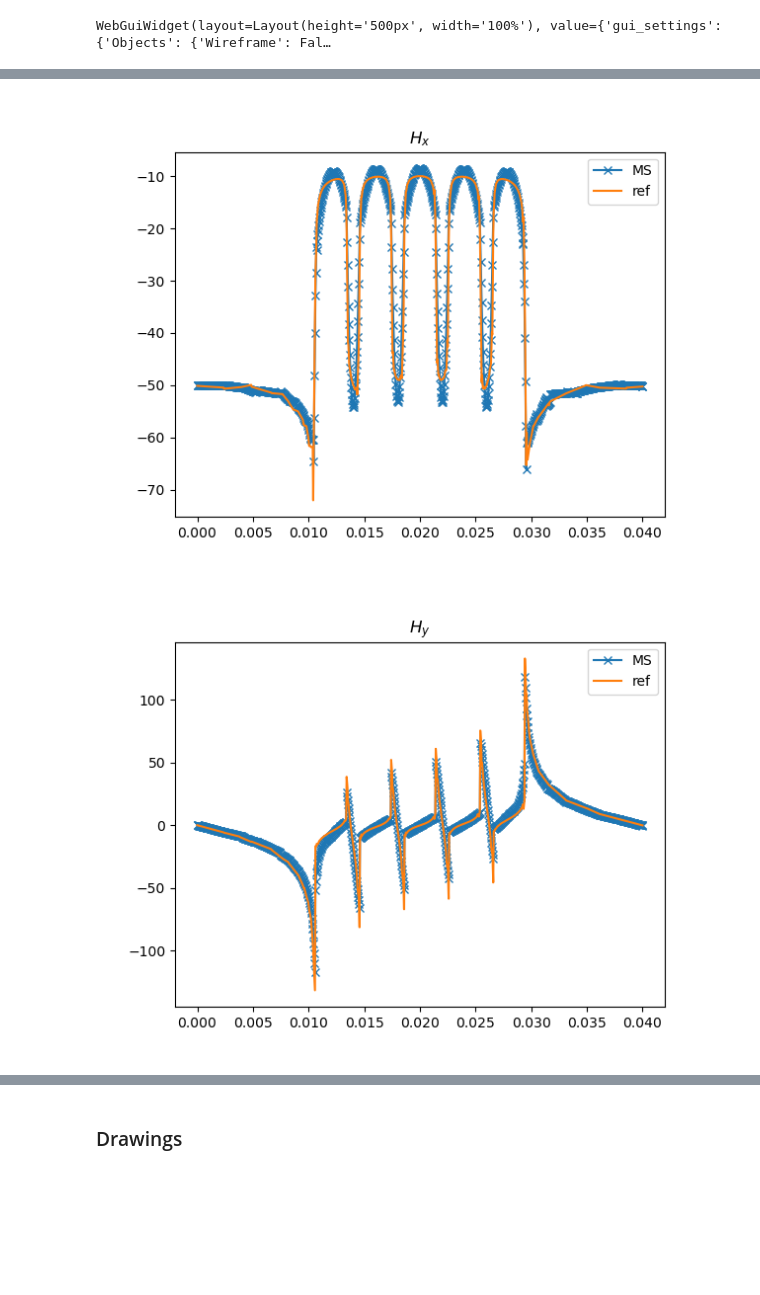
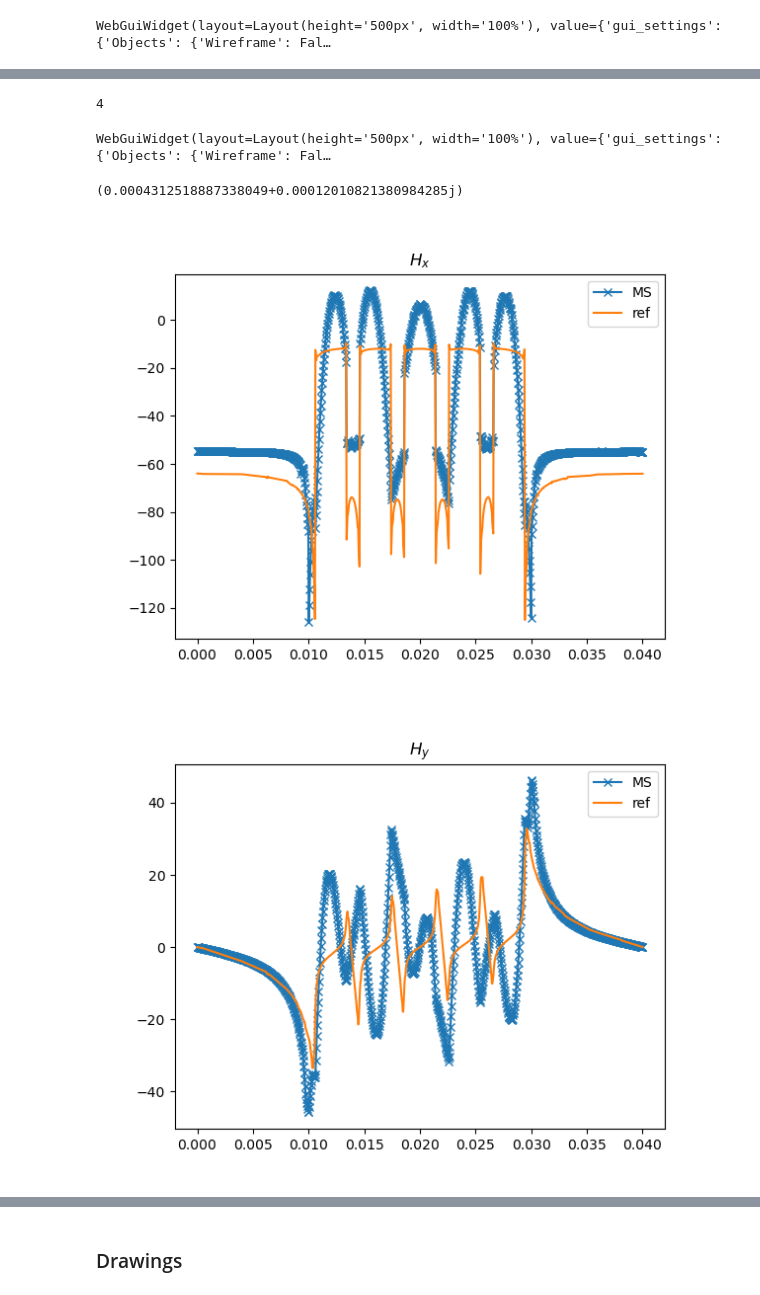
Before and after one commit to vhanser/ngsolveexample, a Jupyter notebook: content/multiscale/multiscale2DAllECP.ipynb, the cells around one changed output, grey strips where cells are left out. Cells and saved outputs as stored; diff of their text form; code cells hidden in the pictures; blank space fills up the shorter version.

```diff
--- a/content/multiscale/multiscale2DAllECP.ipynb
+++ b/content/multiscale/multiscale2DAllECP.ipynb
@@ -18,7 +18,7 @@ import numpy as np
 
 
 rotated = True
-modelHalfAir = False
+modelHalfAir = True
 
 moartaring=False
 
@@ -103,7 +108,7 @@ def calcRef():
 
     a += 1j * omega * mu * (trials[1]-grad(trials[0])) * (tests[1]-grad(tests[0])) * dx
     a += 1/sigmaFe * curl(trials[1]) * curl(tests[1]) * dx("inner")
-    a += 1e-1 * trials[0] * tests[0] * dx("iron.*")
+    a += 1e-1 * trials[0] * tests[0] * dx("inner")
 
 
     prec = Preconditioner(a, "direct")
@@ -115,8 +120,8 @@ def calcRef():
     solvers.BVP(bf = a, lf= f, pre=prec, gf=sol, maxsteps=10)
 
 
-    energy =  Integrate( InnerProduct(mu * grad(Phi), grad(Phi)), meshRef, definedon=meshRef.Materials("inner|insulation"))
-    eddyLosses =  Integrate( InnerProduct(1/sigmaFe * curl(T), curl(T)), meshRef, definedon=meshRef.Materials("inner"))
+    energy =  Integrate( InnerProduct(mu * grad(Phi), grad(Phi)), meshRef, definedon=meshRef.Materials("inner|insulation")).real
+    eddyLosses =  Integrate( InnerProduct(1/sigmaFe * curl(T), curl(T)), meshRef, definedon=meshRef.Materials("inner")).real
 
     return sol, energy, eddyLosses
 
@@ -149,7 +157,8 @@ BaseWebGuiScene
 import cempy as cp
 mg = importlib.reload(mg)
 mesh2DLaminates = mg.mesh2DLaminates
-cMeshMS = mesh2DLaminates(D, d, ff, numSheets, multiscale=True, modelHalfAir=modelHalfAir, onlySmooth=onlySmooth, onlyRough=onlyRough, domainNameHalfAir="multiscale", maxh_edges= (maxh_edges, maxh_edges), rotated=rotated, modelGap=True)
+cMeshMS = mesh2DLaminates(D, d, ff, numSheets, multiscale=True, modelHalfAir=modelHalfAir, onlySmooth=onlySmooth,
+        onlyRough=onlyRough, domainNameHalfAir="multiscale", maxh_edges= (maxh_edges*2, maxh_edges*10), rotated=rotated, modelGap=True)
 # cMeshMS = mesh2DLaminates(D, d, ff, numSheets, multiscale=True, modelHalfAir=modelHalfAir, domainNameHalfAir="smoothFrame", onlySmooth=onlySmooth)
 meshMS = cMeshMS.mesh
 print(meshMS.GetMaterials())
@@ -203,7 +234,7 @@ force_full_Phi = True
 
 
 smoothB_fun_Fe = lambda x: 1e3 * muFe/muAir * (x**2/cl_Phi.dFe * 1 - (cl_Phi.dFe/4 * 1))
-smoothB_fun_0 = lambda x: 1e3*(-(x - (cl_Phi.d0/2+cl_Phi.dFe/2))**2/ cl_Phi.d0 * 1 + cl_Phi.d0/4 * 1)
+smoothB_fun_0 = lambda x: 1e3 * (-(x - (cl_Phi.d0/2+cl_Phi.dFe/2))**2/ cl_Phi.d0 * 1 + cl_Phi.d0/4 * 1)
 
 
 
@@ -241,15 +272,18 @@ def calcMultiscale(useGradients=True, drawPhis=True):
 
 
     orderPhi = [
-            cl_Phi([pyPhiConst(), pyPhiZero()], fes_order=order0, material=domains, dirichlet=roughbnd, useGradients=True, useAbsolutes=False),
-            cl_Phi(1, fes_order=order0, material=domains, dirichlet=roughbnd, useGradients=True, useAbsolutes=True, modelHalfAir=True),
+            cl_Phi([pyPhiConst(), pyPhiZero()], fes_order=1, material=domains, dirichlet=roughbnd, useGradients=True, useAbsolutes=False),
 
-            cl_Phi([smoothBPhi2, smoothBPhi2.getDiff()], fes_order=order0, material=domains, dirichlet=roughbnd, useGradients=True, modelHalfAir=False),
-            cl_Phi(2, fes_order=order0, material=domains, dirichlet=roughbnd, inIron=False, modelHalfAir=False),
+            cl_Phi(1, fes_order=1, material=domains, dirichlet=roughbnd, useGradients=True, useAbsolutes=True, modelHalfAir=True),
+
+            cl_Phi([smoothBPhi2, smoothBPhi2.getDiff()], fes_order=1, material=domains, dirichlet=roughbnd, useGradients=True, modelHalfAir=False),
+            cl_Phi(2, fes_order=1, material=domains, dirichlet=roughbnd, inIron=False, modelHalfAir=False),
         ]
 
     orderT = [
-        cl_Phi(2, fes_order=order0, material="multiscale", dirichlet="ileft|iright", inAir=False, modelHalfAir=False),
+        cl_Phi(1, fes_order=2, material="multiscale", dirichlet=smoothbnd, inAir=False, modelHalfAir=True),
+        # cl_Phi(1, fes_order=0, material="multiscale", dirichlet=smoothbnd, inAir=False, modelHalfAir=False),
+        cl_Phi(2, fes_order=2, material="multiscale", dirichlet=smoothbnd, inAir=False, modelHalfAir=False),
     ]
 
     if not moartaring:
@@ -263,16 +297,16 @@ def calcMultiscale(useGradients=True, drawPhis=True):
     domains_outer = "outer"
     if not moartaring:
         domains_outer += "|" + domains
-    VSpace.append(H1(meshMS, order=order0, dirichlet="left|right", definedon=meshMS.Materials(domains_outer), complex=True))
+    VSpace.append(H1(meshMS, order=order0+1, dirichlet="left|right", definedon=meshMS.Materials(domains_outer), complex=True))
 
     # ui * phi i
     for phi_i in orderPhi:
-        VSpace.append(H1(meshMS, order=phi_i.fes_oder, definedon=meshMS.Materials(phi_i.material), dirichlet=phi_i.dirichlet, complex=True))
+        VSpace.append(H1(meshMS, order=phi_i.fes_oder+1, definedon=meshMS.Materials(phi_i.material), dirichlet=phi_i.dirichlet, complex=True))
 
     for phi_i in orderT:
         VSpace.append(HCurl(meshMS, order=phi_i.fes_oder, definedon=meshMS.Materials(phi_i.material), dirichlet=phi_i.dirichlet, complex=True))
 
-
+    VSpace.append(NumberSpace(meshMS, complex=True))
     VSpace = FESpace(VSpace)
 
 
@@ -294,15 +328,14 @@ def calcMultiscale(useGradients=True, drawPhis=True):
         slice_inner = slice(0, len(gradgradMS.gradu_pack))
 
 
-    a = BilinearForm(VSpace, symmetric=False)
+    a = BilinearForm(VSpace, symmetric=True)
     f = LinearForm(VSpace)
 
     a += 1j * omega * muAir  * grad(gradgradMS.trials[0]) * grad(gradgradMS.tests[0]) * dx("outer")
     a += 1j * omega * gradgradMS.getIntegrand4BFI(gradgradMS.gradu_pack[slice_inner], gradgradMS.gradv_pack[slice_inner], muAir, muAir, force_full_Phi=force_full_Phi) * dx("gap")
     a += 1j * omega * gradgradMS.getIntegrand4BFI(gradgradMS.gradu_pack[slice_inner], gradgradMS.gradv_pack[slice_inner], muFe, muAir, force_full_Phi=force_full_Phi) * dx("multiscale")
 
-    a += curlcurlMS.getIntegrand4BFI(curlcurlMS.curlu, curlcurlMS.curlv, 1/sigmaFe, 0, force_full_Phi=force_full_Phi) * dx("multiscale")
-    # a += gradgradMS.getIntegrand4BFI(gradgradMS.gradu_pack[slice_inner], gradgradMS.gradv_pack[slice_inner], 0, 0, force_full_Phi=force_full_Phi) * dx("multiscale")
+    a += curlcurlMS.getIntegrand4BFI(curlcurlMS.curlu_pack, curlcurlMS.curlv_pack, 1/sigmaFe, 0, force_full_Phi=force_full_Phi) * dx("multiscale")
 
 
 
@@ -348,7 +381,7 @@ def calcMultiscale(useGradients=True, drawPhis=True):
 
 
     # couple fluxes
-    if True:
+    if False:
         # [dn u] [ dn v]
 
         alpha = 2000
@@ -373,7 +406,7 @@ def calcMultiscale(useGradients=True, drawPhis=True):
     solvers.BVP(bf = a, lf= f, pre=prec, gf=sol, maxsteps=30, tol = 1e-20)
 
 
-    H_MS = -sum(gradgradMS.gradsol_comp) + sum(curlcurlMS.sol_comp)
+    H_MS = sum(gradgradMS.gradsol_comp)
     J_MS = sum(curlcurlMS.curlsol_comp)
 
 
@@ -386,6 +419,8 @@ def calcMultiscale(useGradients=True, drawPhis=True):
 
 
     print("a norm", a.mat.AsVector().Norm())
+
+    print("ansatz", gradgradMS.ansatz)
     return sol, energy, losses, gradgradMS, curlcurlMS, H_MS, J_MS
 # %%
 sol_MS, energy_MS, eddyLosses_MS, gradgradMS, curlcurlMS, H_MS, J_MS = calcMultiscale(False, drawPhis=False)
@@ -505,17 +566,28 @@ WebGuiWidget(layout=Layout(height='500px', width='100%'), value={'gui_settings':
+# %%
+i = 1
+print(len(curlcurlMS.curlsol_pack))
+Draw(curlcurlMS.curlsol_pack[i][0].imag * curlcurlMS.curlsol_pack[i][1], meshRef, max=300, min = -300, settings={"Objects":{"Wireframe":False}})
+
+Integrate(curlcurlMS.curlsol_pack[i][0].imag, meshRef, definedon=meshRef.Materials("inner"))
+Integrate(J_MS, meshRef, definedon=meshRef.Materials("inner"))
+# %% [output]
+4
+WebGuiWidget(layout=Layout(height='500px', width='100%'), value={'gui_settings': {'Objects': {'Wireframe': Fal…
+(0.0004312518887338049+0.00012010821380984285j)
 # %%
 start = -d/2
 end = d/2
 
 plt.figure(3)
 evalOnLine(H_MS[0] , meshRef, pnt1, pnt2, plot=True, ls='-', marker="x", clear=True, label="MS", show=False, N=1000);
-evalOnLine(-grad(sol_ref)[0] , meshRef, pnt1, pnt2, plot=True, ls='-', marker="", show=False, clear=False, label="ref", N = 1000, title=r"$H_x$");
+evalOnLine(H_ref[0] , meshRef, pnt1, pnt2, plot=True, ls='-', marker="", show=False, clear=False, label="ref", N = 1000, title=r"$H_x$");
 
 
 
 plt.legend()
 plt.show()
 # %% [output]
-[figure, old version]
+[figure, new version]
 # %%
 start = -d/2
 end = d/2
@@ -526,11 +598,11 @@ plt.figure(4)
 evalOnLine(H_MS[1] , meshRef, pnt1, pnt2, plot=True, ls='-', marker="x", clear=True, label="MS", show=False, N=1000);
 # [evalOnLine((H_comp[i])[1] , meshRef, pnt1, pnt2, plot=True, ls='-', marker="x", clear=False, label="MS_" + gradgradMS.gradsol_pack[i][1].name, show=False, N=1000) for i in range(len(H_comp))];
 
-evalOnLine(-grad(sol_ref)[1] , meshRef, pnt1, pnt2, plot=True, ls='-', marker="", show=False, clear=False, label="ref", N = 1000, title=r"$H_y$");
+evalOnLine(H_ref[1] , meshRef, pnt1, pnt2, plot=True, ls='-', marker="", show=False, clear=False, label="ref", N = 1000, title=r"$H_y$");
 plt.legend()
 plt.show()
 # %% [output]
-[figure, old version]
+[figure, new version]
 # %%
 start = -d/2
 end = d/2
```
Also changed, not shown: parts of 25 cells of this notebook, 3 other files.
